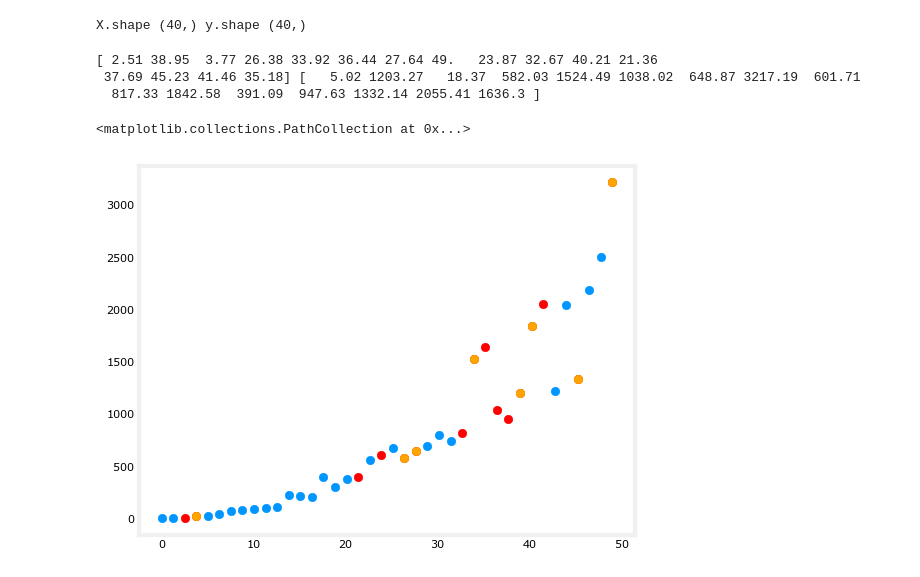
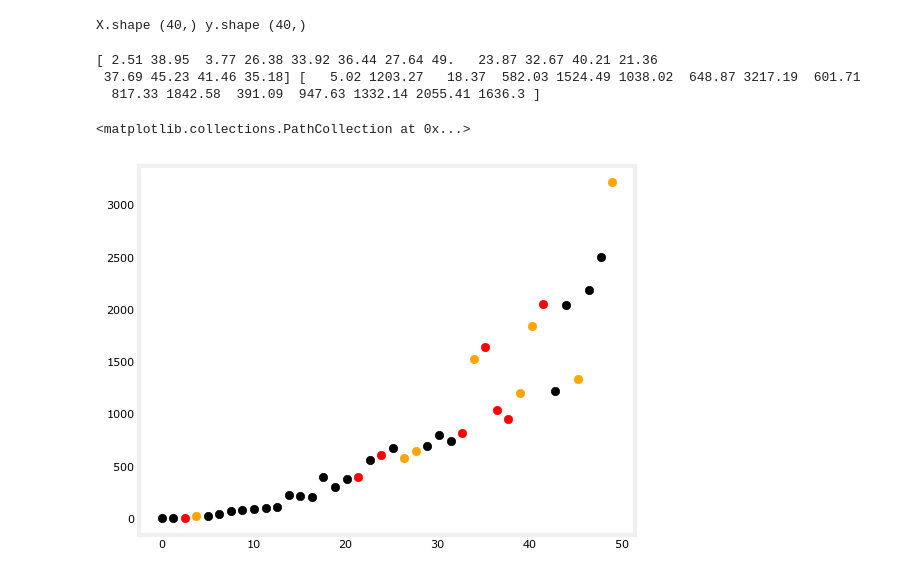
Before and after one commit to rachancheet/ml, a Jupyter notebook: neural_network/practise.ipynb, the cells around one changed output. Drawn from its saved outputs; the diff is of its cells as text; code cells hidden in the pictures.

```diff
--- a/neural_network/practise.ipynb
+++ b/neural_network/practise.ipynb
@@ -107,12 +107,12 @@ X_cv, X_test, y_cv, y_test = train_test_split(X_,y_,test_size=0.50, random_state
 X.shape (40,) y.shape (40,)
 # %%
 print(X_,y_)
-plt.scatter(X_,y_,color="red")
-plt.scatter(X_train,y_train,)
+plt.scatter(X_cv,y_cv,color="red")
+plt.scatter(X_train,y_train,color = "black")
 plt.scatter(X_test,y_test,color="orange")
 # %% [output]
 [ 2.51 38.95  3.77 26.38 33.92 36.44 27.64 49.   23.87 32.67 40.21 21.36
  37.69 45.23 41.46 35.18] [   5.02 1203.27   18.37  582.03 1524.49 1038.02  648.87 3217.19  601.71
   817.33 1842.58  391.09  947.63 1332.14 2055.41 1636.3 ]
 <matplotlib.collections.PathCollection at 0x...>
-[figure, old version]
+[figure, new version]
```
Also changed, not shown: parts of 4 cells of this notebook.
